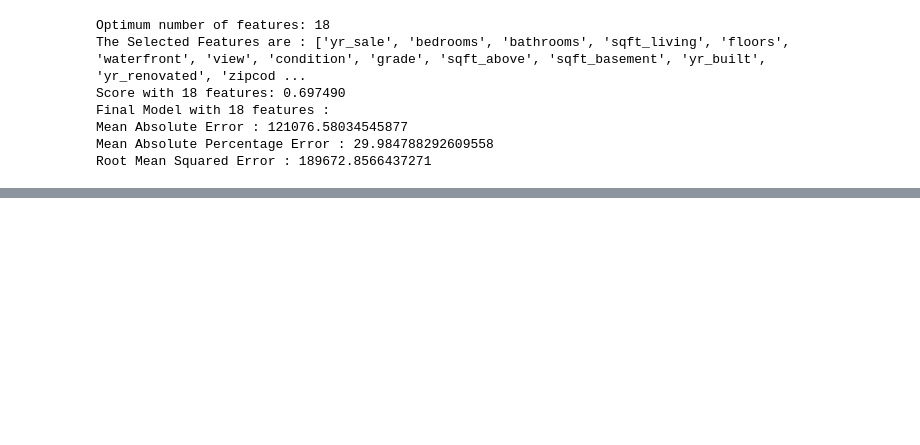
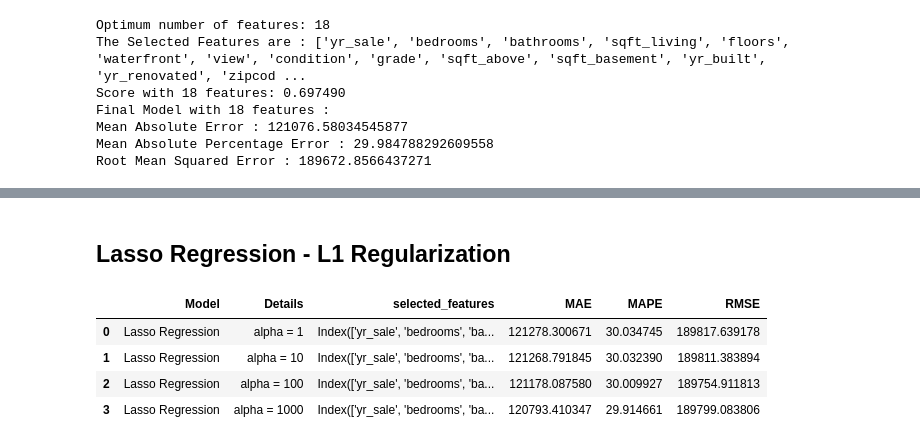
Before and after one commit to datablogger-ml/House-Price-Prediction, a Jupyter notebook: Regression Functions.ipynb, the cells around one changed output, grey strips where cells are left out. Saved outputs shown, nothing was run; the diff lists cells and outputs as text; code cells hidden in the pictures; blank space fills up the shorter version.

```diff
--- a/Regression Functions.ipynb
+++ b/Regression Functions.ipynb
@@ -36,3 +36,4 @@ def apply_renovation_function(x):
 df['age_renovation'] = df.apply(apply_renovation_function,axis=1)
 # %%
 target = 'price' # Target Variable
+all_features = df.drop(target,axis=1).columns
@@ -310,0 +365,28 @@ Root Mean Squared Error : 189672.8566437271
+# %% [markdown]
+## Lasso Regression - L1 Regularization
+# %%
+def lasso_regression(df,target,features,alpha):
+
+    evaluation_lasso = pd.DataFrame({'Model':[],'Details':[],'selected_features':[],'MAE':[],'MAPE':[],'RMSE':[]})
+
+    x_train, y_train, x_test, y_test = data_split(df,target,features)
+
+    for i in alpha:
+        lasso_model = Lasso(alpha=i)
+        lasso_model.fit(x_train,y_train)
+        preds = lasso_model.predict(x_test)
+
+        mae = mean_absolute_error(y_test,preds)
+        mape = np.average((mae/y_test)*100)
+        rmse = np.sqrt(mean_squared_error(y_test,preds))
+        evaluation_lasso.loc[evaluation_lasso.shape[0]] = ['Lasso Regression',f"alpha = {i}",f"{features}",mae,mape,rmse]
+
+    return evaluation_lasso
+# %%
+lasso_regression(df,target,all_features,[1,10,100,1000])
+# %% [output]
+|  | Model | Details | selected_features | MAE | MAPE | RMSE |
+| 0 | Lasso Regression | alpha = 1 | Index(['yr_sale', 'bedrooms', 'ba... | 121278.300671 | 30.034745 | 189817.639178 |
+| 1 | Lasso Regression | alpha = 10 | Index(['yr_sale', 'bedrooms', 'ba... | 121268.791845 | 30.032390 | 189811.383894 |
+| 2 | Lasso Regression | alpha = 100 | Index(['yr_sale', 'bedrooms', 'ba... | 121178.087580 | 30.009927 | 189754.911813 |
+| 3 | Lasso Regression | alpha = 1000 | Index(['yr_sale', 'bedrooms', 'ba... | 120793.410347 | 29.914661 | 189799.083806 |
```
Also changed, not shown: parts of 15 cells of this notebook.
